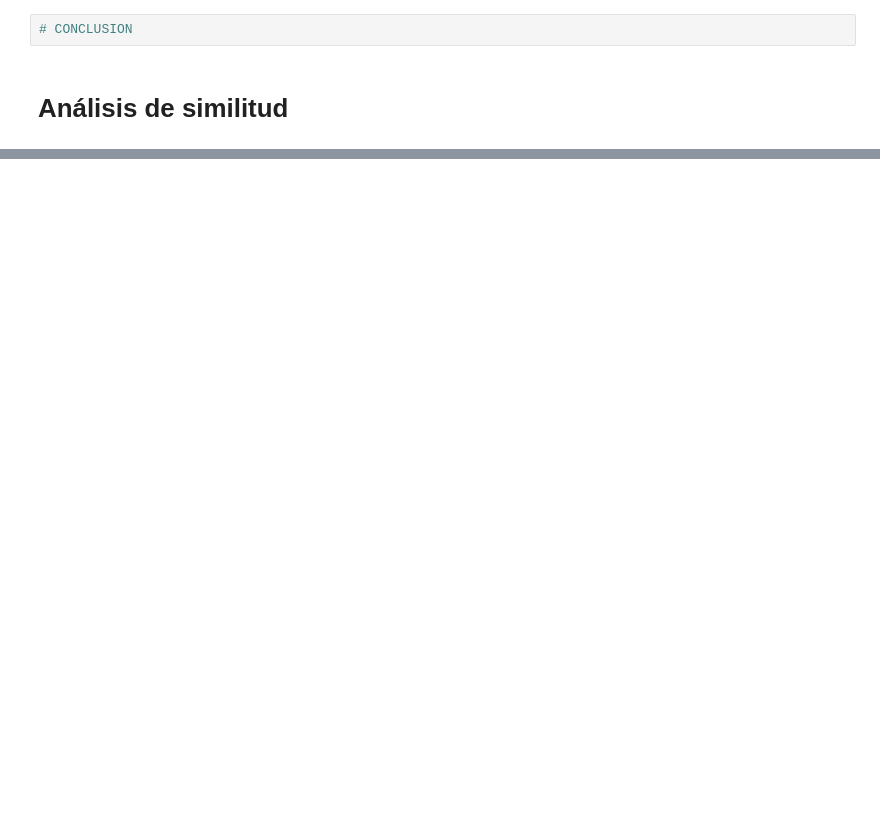
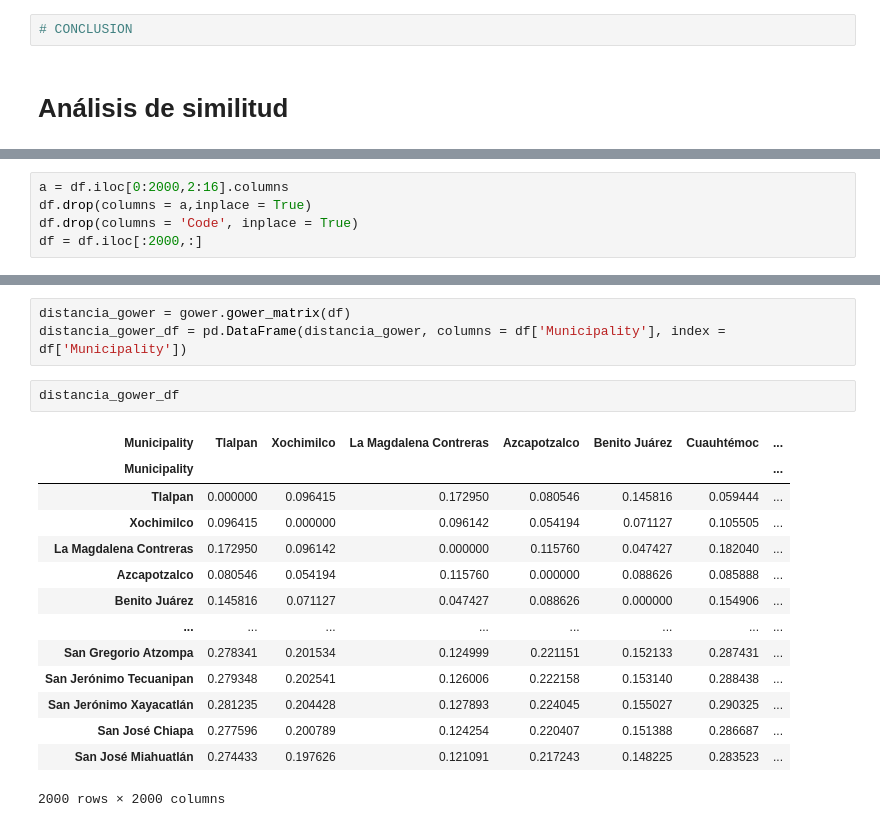
Before and after one commit to if722399/Proyecto_CDIN-, a Jupyter notebook: Proyecto CDIN.ipynb, the cells around one changed output, grey strips where cells are left out. Drawn from its saved outputs; the diff is of its cells as text; blank space fills up the shorter version.

```diff
--- a/Proyecto CDIN.ipynb
+++ b/Proyecto CDIN.ipynb
@@ -167,0 +189,5 @@ plt.xticks(rotation=45 );
+# %%
+a = df.iloc[0:2000,2:16].columns
+df.drop(columns = a,inplace = True)
+df.drop(columns = 'Code', inplace = True)
+df = df.iloc[:2000,:]
@@ -167,0 +210,20 @@ plt.xticks(rotation=45 );
+# %%
+distancia_gower = gower.gower_matrix(df)
+distancia_gower_df = pd.DataFrame(distancia_gower, columns = df['Municipality'], index = df['Municipality'])
+# %%
+distancia_gower_df
+# %% [output]
+| Municipality | Tlalpan | Xochimilco | La Magdalena Contreras | Azcapotzalco | Benito Juárez | Cuauhtémoc | ... |
+| Municipality |  |  |  |  |  |  | ... |
+| Tlalpan | 0.000000 | 0.096415 | 0.172950 | 0.080546 | 0.145816 | 0.059444 | ... |
+| Xochimilco | 0.096415 | 0.000000 | 0.096142 | 0.054194 | 0.071127 | 0.105505 | ... |
+| La Magdalena Contreras | 0.172950 | 0.096142 | 0.000000 | 0.115760 | 0.047427 | 0.182040 | ... |
+| Azcapotzalco | 0.080546 | 0.054194 | 0.115760 | 0.000000 | 0.088626 | 0.085888 | ... |
+| Benito Juárez | 0.145816 | 0.071127 | 0.047427 | 0.088626 | 0.000000 | 0.154906 | ... |
+| ... | ... | ... | ... | ... | ... | ... | ... |
+| San Gregorio Atzompa | 0.278341 | 0.201534 | 0.124999 | 0.221151 | 0.152133 | 0.287431 | ... |
+| San Jerónimo Tecuanipan | 0.279348 | 0.202541 | 0.126006 | 0.222158 | 0.153140 | 0.288438 | ... |
+| San Jerónimo Xayacatlán | 0.281235 | 0.204428 | 0.127893 | 0.224045 | 0.155027 | 0.290325 | ... |
+| San José Chiapa | 0.277596 | 0.200789 | 0.124254 | 0.220407 | 0.151388 | 0.286687 | ... |
+| San José Miahuatlán | 0.274433 | 0.197626 | 0.121091 | 0.217243 | 0.148225 | 0.283523 | ... |
+2000 rows × 2000 columns
```
Also changed, not shown: parts of 7 cells of this notebook.
